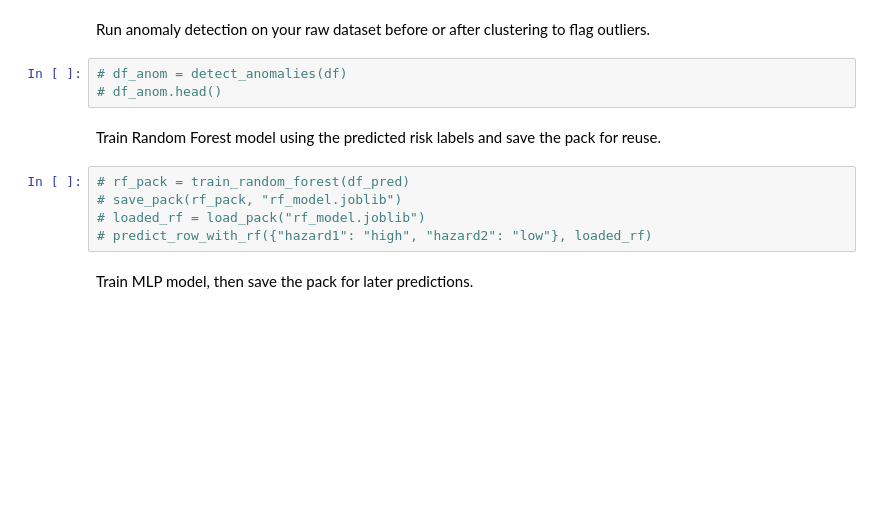
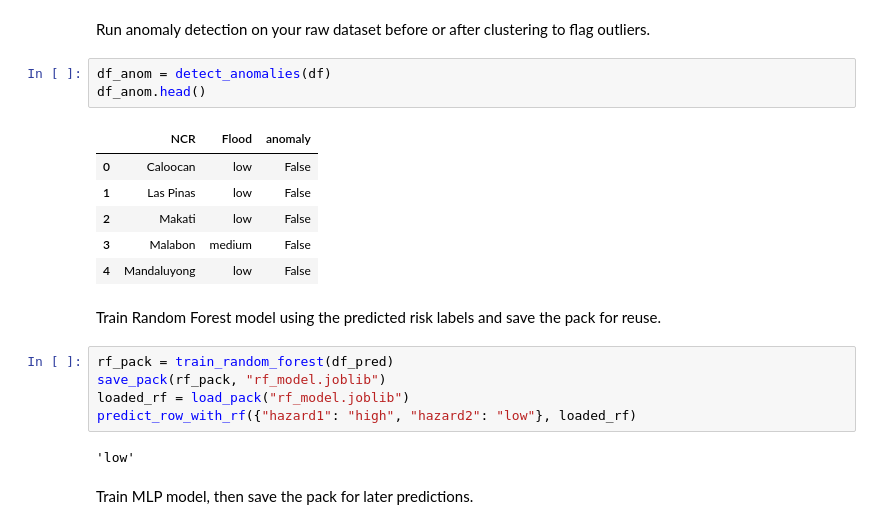
Before and after one commit to moridin04/DisasterResponseAssistant, a Jupyter notebook: disasterpreparednessassistant.ipynb, the cells around one changed output. Saved outputs shown, nothing was run; the diff lists cells and outputs as text; blank space fills up the shorter version.

```diff
--- a/disasterpreparednessassistant.ipynb
+++ b/disasterpreparednessassistant.ipynb
@@ -535,15 +563,24 @@ Tip: Keep hazard column names consistent across runs so model packs remain compa
 # %% [markdown]
 Run anomaly detection on your raw dataset before or after clustering to flag outliers.
 # %%
-# df_anom = detect_anomalies(df)
-# df_anom.head()
+df_anom = detect_anomalies(df)
+df_anom.head()
+# %% [output]
+|  | NCR | Flood | anomaly |
+| 0 | Caloocan | low | False |
+| 1 | Las Pinas | low | False |
+| 2 | Makati | low | False |
+| 3 | Malabon | medium | False |
+| 4 | Mandaluyong | low | False |
 # %% [markdown]
 Train Random Forest model using the predicted risk labels and save the pack for reuse.
 # %%
-# rf_pack = train_random_forest(df_pred)
-# save_pack(rf_pack, "rf_model.joblib")
-# loaded_rf = load_pack("rf_model.joblib")
-# predict_row_with_rf({"hazard1": "high", "hazard2": "low"}, loaded_rf)
+rf_pack = train_random_forest(df_pred)
+save_pack(rf_pack, "rf_model.joblib")
+loaded_rf = load_pack("rf_model.joblib")
+predict_row_with_rf({"hazard1": "high", "hazard2": "low"}, loaded_rf)
+# %% [output]
+'low'
 # %% [markdown]
 Train MLP model, then save the pack for later predictions.
 # %%
```
Also changed, not shown: parts of 7 cells of this notebook.
